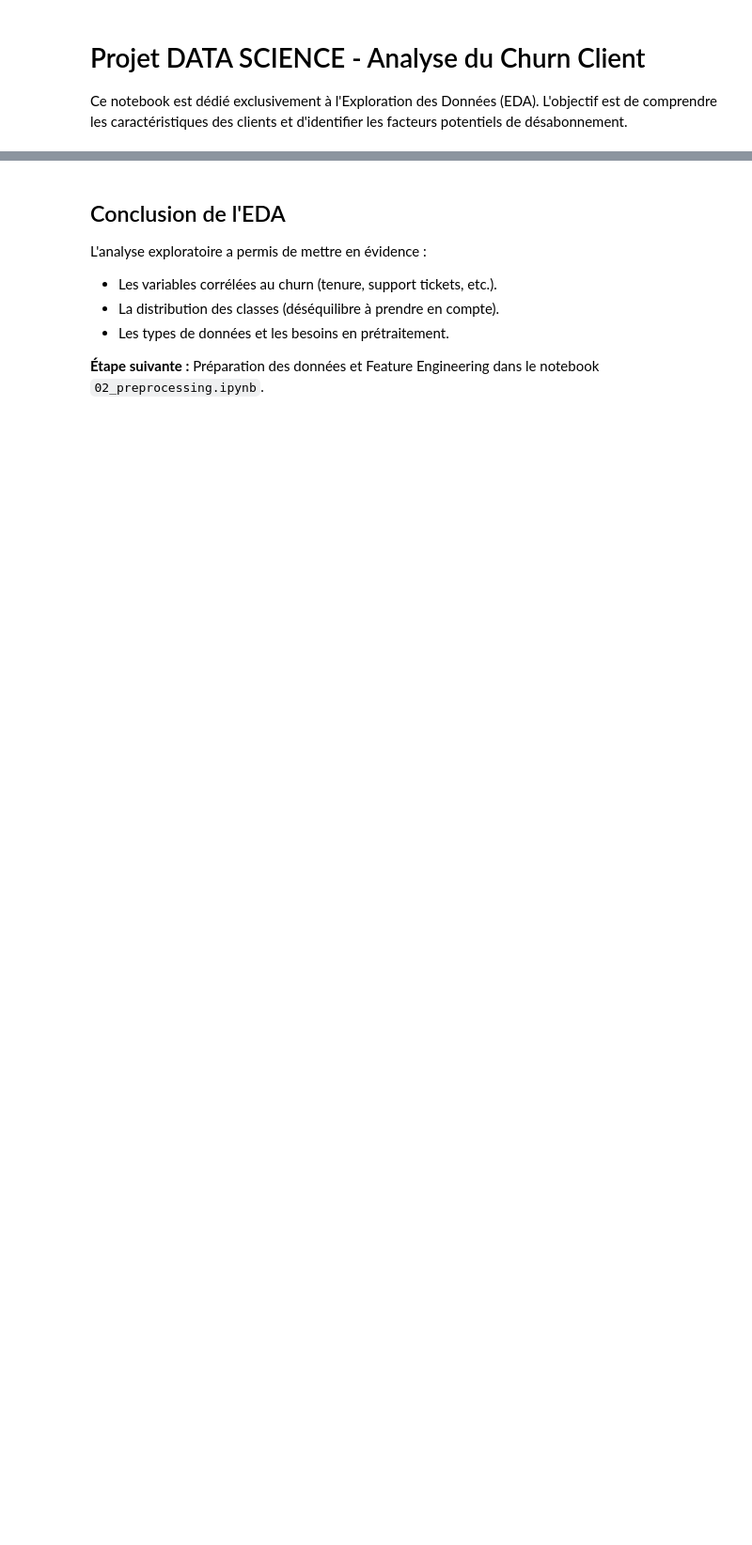
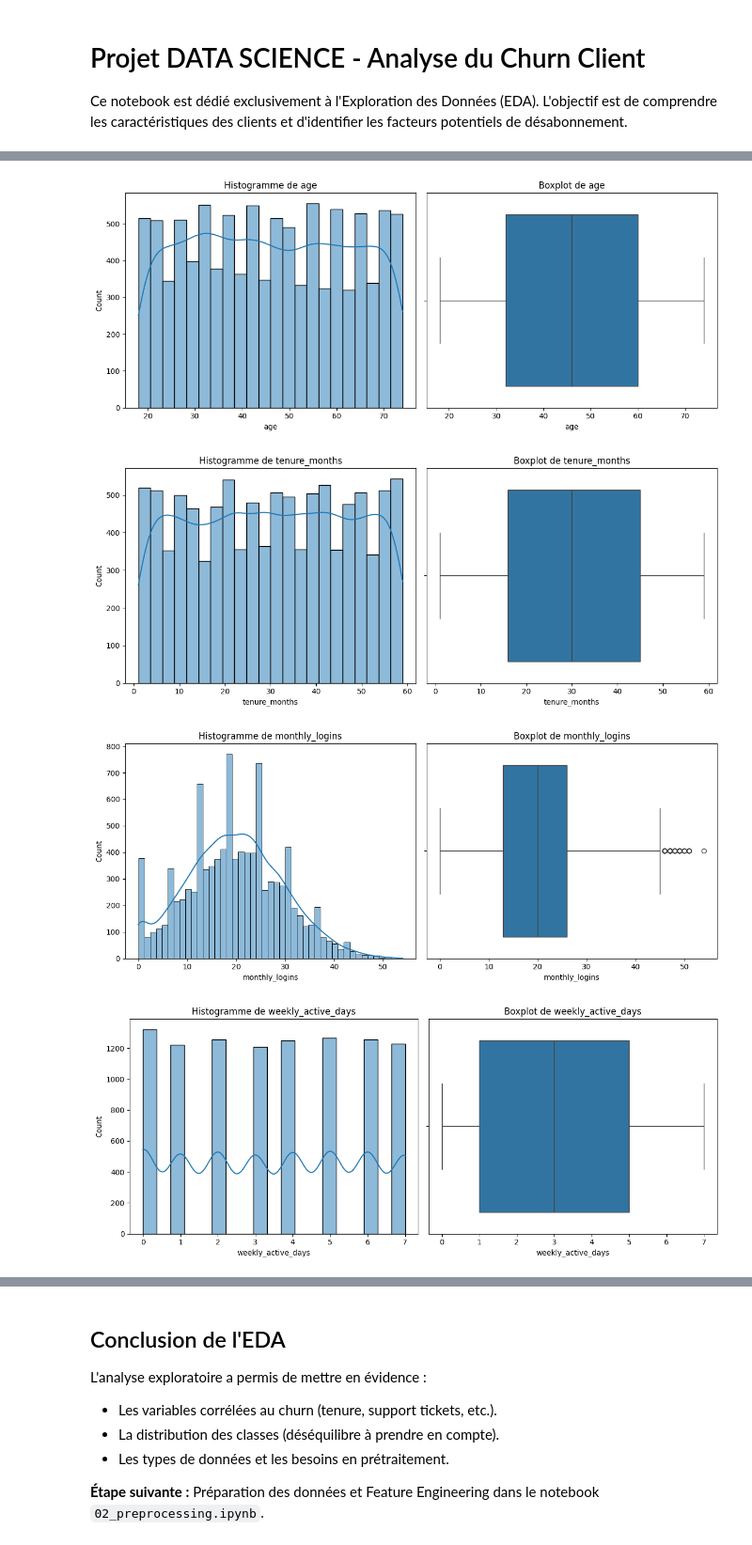
Before and after one commit to Simone-Me/churn_predict, a Jupyter notebook: notebooks/01_EDA.ipynb, the cells around one changed output, grey strips where cells are left out. Shown at 94% size. Cells and saved outputs as stored; diff of their text form; code cells hidden in the pictures; blank space fills up the shorter version.

```diff
--- a/notebooks/01_EDA.ipynb
+++ b/notebooks/01_EDA.ipynb
@@ -8,7 +8,7 @@ import seaborn as sns
 import matplotlib.pyplot as plt
 from sklearn.preprocessing import LabelEncoder
 # %%
-df_temp = pd.read_csv('customer_churn_business_dataset.csv')
+df_temp = pd.read_csv('../data/customer_churn.csv')
 
 df = df_temp.drop("customer_id", axis="columns")
 df.head(10)
@@ -26,0 +86,20 @@ plt.show()
+# %%
+numerical_cols = df.select_dtypes(include=[np.number]).columns
+for col in numerical_cols:
+    plt.figure(figsize=(12, 5))
+
+    plt.subplot(1, 2, 1)
+    sns.histplot(df[col], kde=True)
+    plt.title(f'Histogramme de {col}')
+
+    plt.subplot(1, 2, 2)
+    sns.boxplot(x=df[col])
+    plt.title(f'Boxplot de {col}')
+
+    plt.tight_layout()
+    plt.show()
+# %% [output]
+[figure, added]
+[figure, added]
+[figure, added]
+[figure, added]
```
Also changed, not shown: parts of 12 cells of this notebook, 1 other file.
